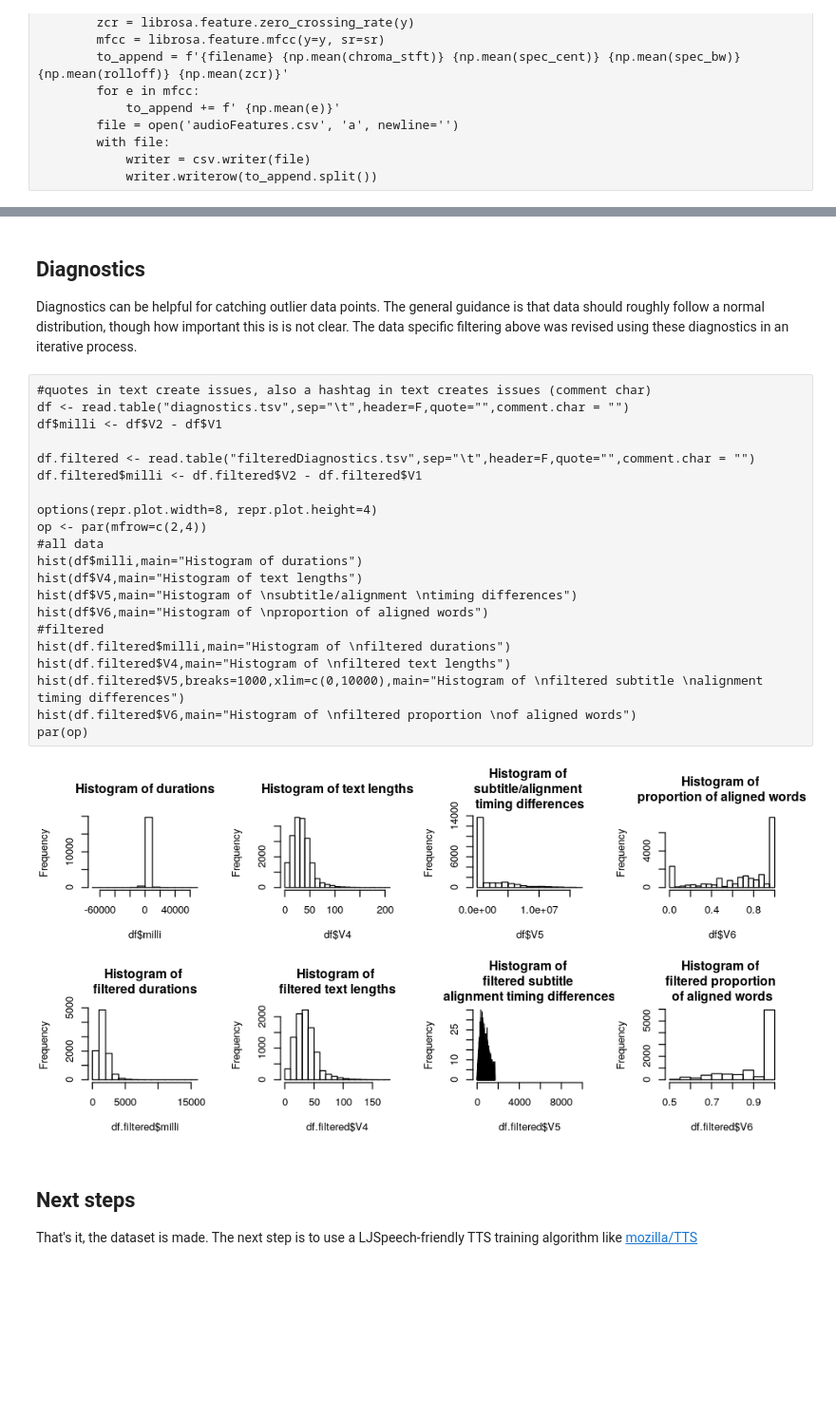
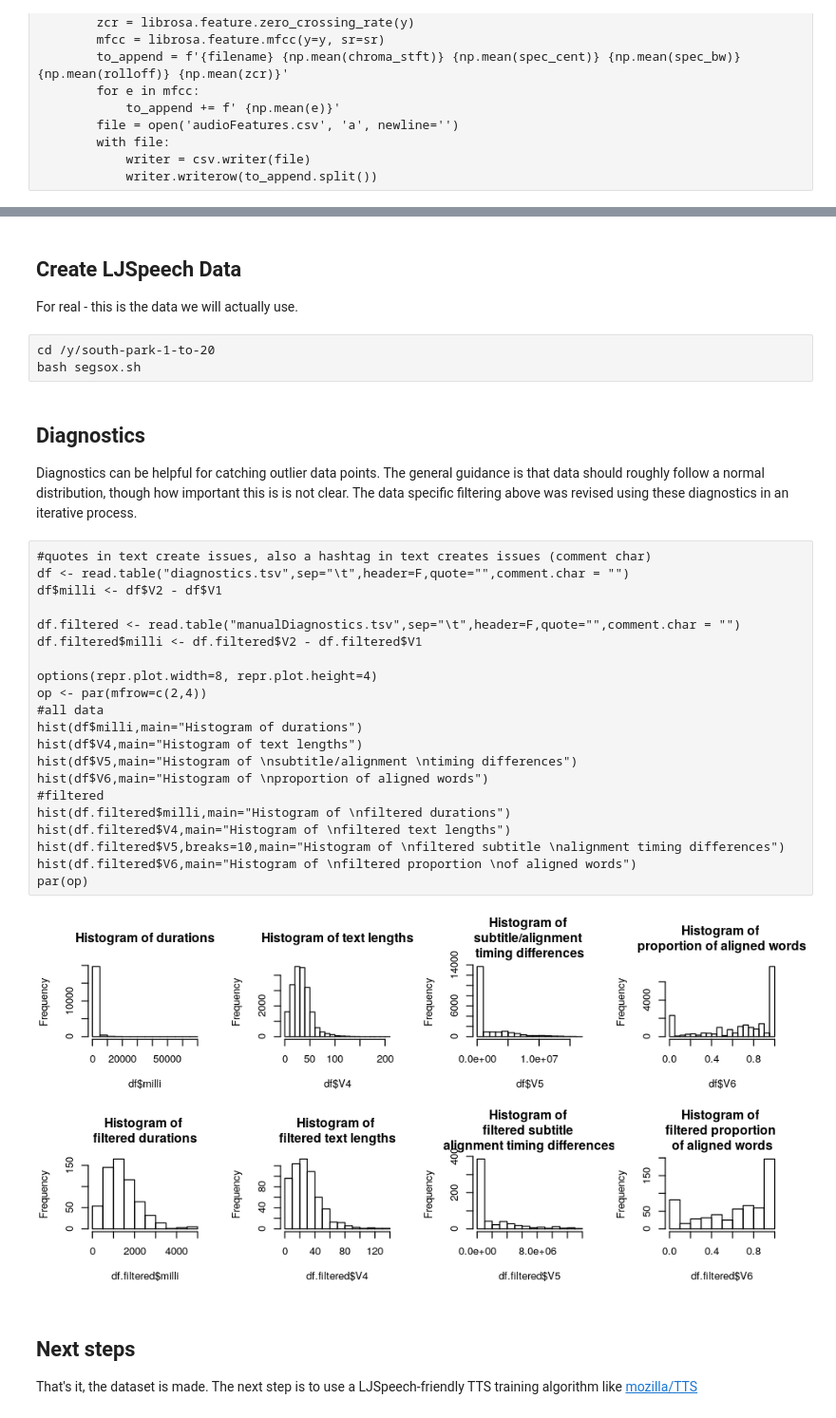
Before and after one commit to aolney/SouthParkTTSData, a Jupyter notebook: southpark-tts-data.ipynb, the cells around one changed output, grey strips where cells are left out. Shown: that part at 95% size. Drawn from its saved outputs; the diff is of its cells as text; blank space fills up the shorter version.

Commit message:
added manual annotation i/o to ljspeech

```diff
--- a/southpark-tts-data.ipynb
+++ b/southpark-tts-data.ipynb
@@ -1397,3 +1448,9 @@ Once the alignments have been corrected, the LJSpeech output data needs to be re
+# %% [markdown]
+## Create LJSpeech Data
+For real - this is the data we will actually use.
+# %%
+cd /y/south-park-1-to-20
+bash segsox.sh
 # %% [markdown]
 ## Diagnostics
 
@@ -1403,26 +1460,26 @@ The data specific filtering above was revised using these diagnostics in an iter
 # %%
 #quotes in text create issues, also a hashtag in text creates issues (comment char)
 df <- read.table("diagnostics.tsv",sep="\t",header=F,quote="",comment.char = "")
 df$milli <- df$V2 - df$V1
 
-df.filtered <- read.table("filteredDiagnostics.tsv",sep="\t",header=F,quote="",comment.char = "")
+df.filtered <- read.table("manualDiagnostics.tsv",sep="\t",header=F,quote="",comment.char = "")
 df.filtered$milli <- df.filtered$V2 - df.filtered$V1
 
 options(repr.plot.width=8, repr.plot.height=4)
 op <- par(mfrow=c(2,4))
 #all data
 hist(df$milli,main="Histogram of durations")
 hist(df$V4,main="Histogram of text lengths")
 hist(df$V5,main="Histogram of \nsubtitle/alignment \ntiming differences")
 hist(df$V6,main="Histogram of \nproportion of aligned words")
 #filtered
 hist(df.filtered$milli,main="Histogram of \nfiltered durations")
 hist(df.filtered$V4,main="Histogram of \nfiltered text lengths")
-hist(df.filtered$V5,breaks=1000,xlim=c(0,10000),main="Histogram of \nfiltered subtitle \nalignment timing differences")
+hist(df.filtered$V5,breaks=10,main="Histogram of \nfiltered subtitle \nalignment timing differences")
 hist(df.filtered$V6,main="Histogram of \nfiltered proportion \nof aligned words")
 par(op)
 # %% [output]
-[figure, old version]
+[figure, new version]
 # %% [markdown]
 ## Next steps
 
```
Also changed, not shown: parts of 5 cells of this notebook.
